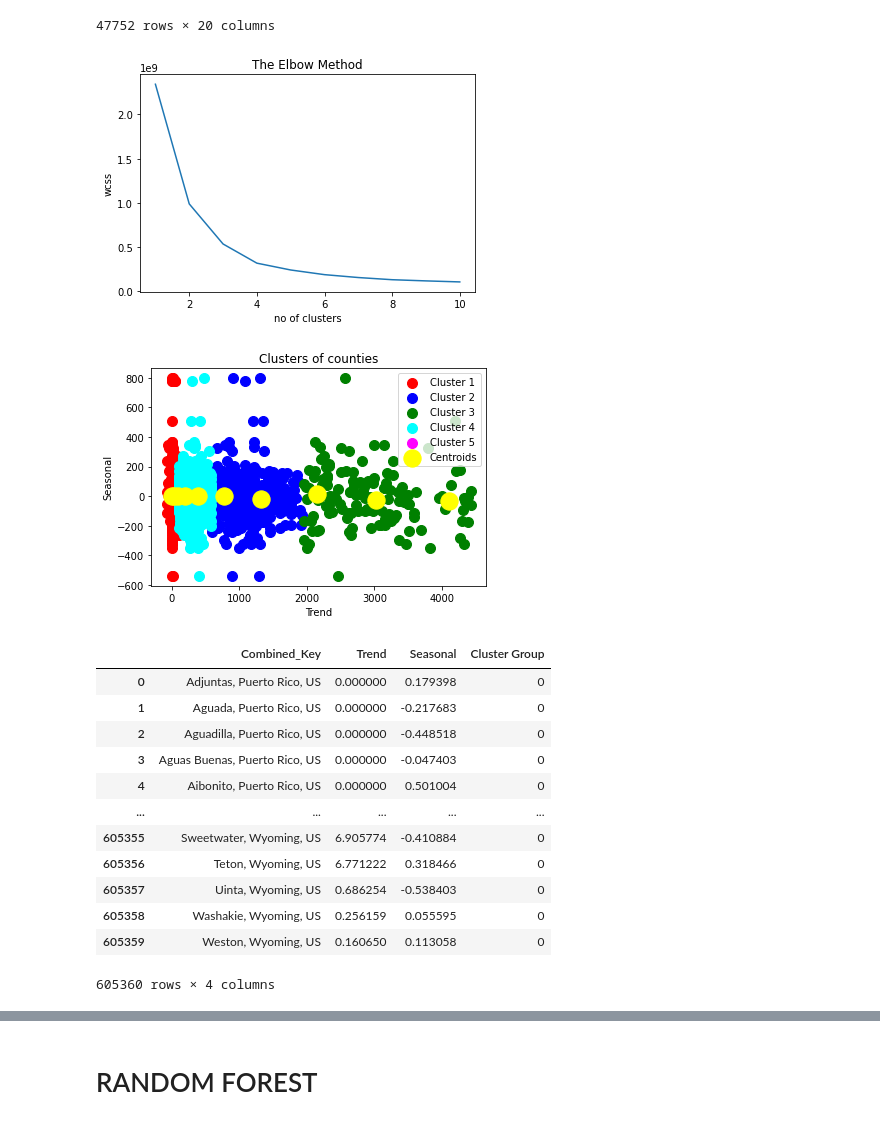
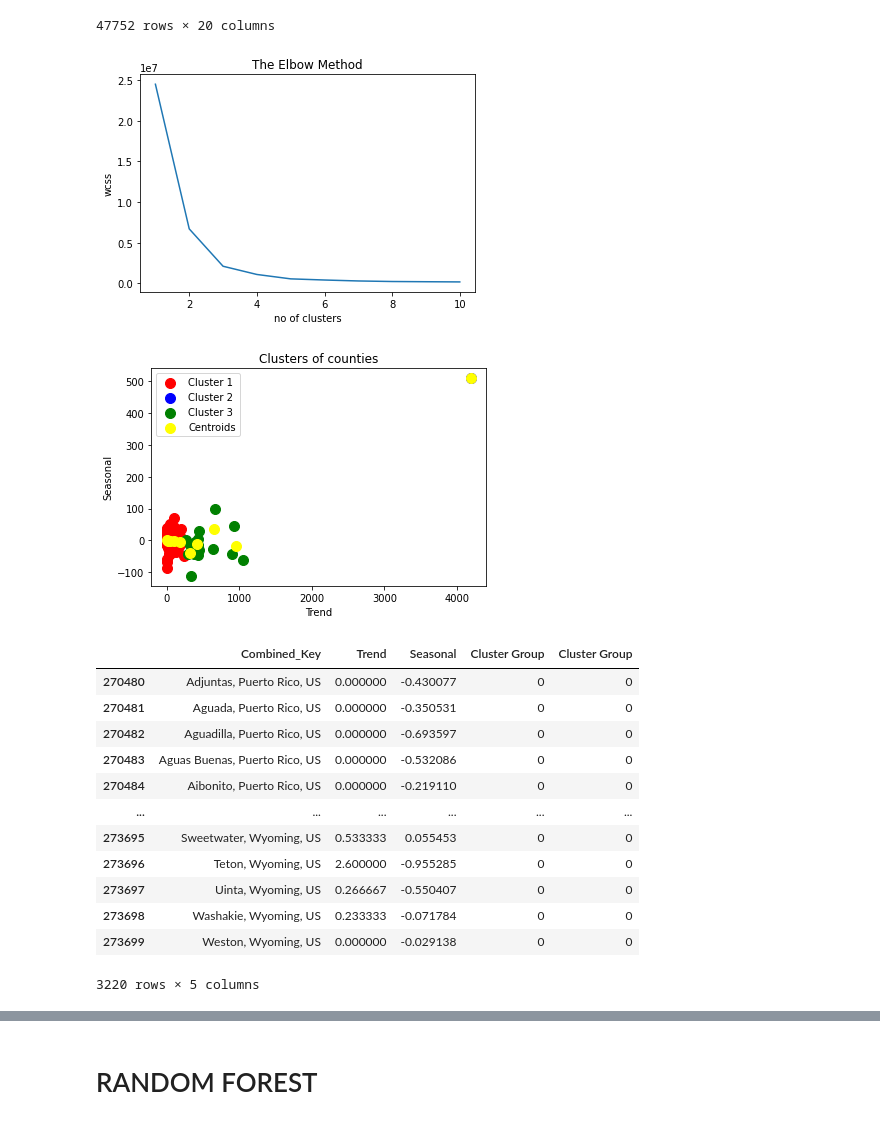
Before and after one commit to gandhimonil9823/Covid_Stock_Analysis, a Jupyter notebook: Covid_Stock.ipynb, the cells around one changed output, grey strips where cells are left out. Cells and saved outputs as stored; diff of their text form; code cells hidden in the pictures.

```diff
--- a/Covid_Stock.ipynb
+++ b/Covid_Stock.ipynb
@@ -970,8 +970,10 @@ trend_seasonality_df.loc[trend_seasonality_df['Province_State'] == "Texas"]
 | 604993 | 604993 | 84048505 | US | USA | 840 | 48505.0 | Zapata | Texas | US | ... |
 | 604994 | 604994 | 84048507 | US | USA | 840 | 48507.0 | Zavala | Texas | US | ... |
 47752 rows × 20 columns
+# %%
+trend_seasonality_df_20200415 = trend_seasonality_df.loc[trend_seasonality_df['Date'] == "2020-4-15"]
 # %%
-trend_seasonality_df_compressed = trend_seasonality_df[["Combined_Key", "Trend", "Seasonal"]]
+trend_seasonality_df_compressed = trend_seasonality_df_20200415[["Combined_Key", "Trend", "Seasonal"]]
 # %%
 X= trend_seasonality_df_compressed.iloc[:, [1,2]].values
 # %%
@@ -989,42 +991,42 @@ plt.xlabel('no of clusters')
 plt.ylabel('wcss')
 plt.show()
 # %% [output]
-[figure, old version]
+[figure, new version]
 # %%
-kmeansmodel = KMeans(n_clusters= 4, init='k-means++', random_state=0)
+kmeansmodel = KMeans(n_clusters= 3, init='k-means++', random_state=0)
 y_kmeans= kmeansmodel.fit_predict(X)
 # %%
 plt.scatter(X[y_kmeans == 0, 0], X[y_kmeans == 0, 1], s = 100, c = 'red', label = 'Cluster 1')
 plt.scatter(X[y_kmeans == 1, 0], X[y_kmeans == 1, 1], s = 100, c = 'blue', label = 'Cluster 2')
 plt.scatter(X[y_kmeans == 2, 0], X[y_kmeans == 2, 1], s = 100, c = 'green', label = 'Cluster 3')
-plt.scatter(X[y_kmeans == 3, 0], X[y_kmeans == 3, 1], s = 100, c = 'cyan', label = 'Cluster 4')
-plt.scatter(X[y_kmeans == 4, 0], X[y_kmeans == 4, 1], s = 100, c = 'magenta', label = 'Cluster 5')
-plt.scatter(kmeans.cluster_centers_[:, 0], kmeans.cluster_centers_[:, 1], s = 300, c = 'yellow', label = 'Centroids')
+# plt.scatter(X[y_kmeans == 3, 0], X[y_kmeans == 3, 1], s = 100, c = 'cyan', label = 'Cluster 4')
+# plt.scatter(X[y_kmeans == 4, 0], X[y_kmeans == 4, 1], s = 100, c = 'magenta', label = 'Cluster 5')
+plt.scatter(kmeans.cluster_centers_[:, 0], kmeans.cluster_centers_[:, 1], s = 100, c = 'yellow', label = 'Centroids')
 plt.title('Clusters of counties')
 plt.xlabel('Trend')
 plt.ylabel('Seasonal')
 plt.legend()
 plt.show()
 # %% [output]
-[figure, old version]
+[figure, new version]
 # %%
 trend_seasonality_df_compressed.insert(3, "Cluster Group", y_kmeans, True)
 # %%
 trend_seasonality_df_compressed
 # %% [output]
-|  | Combined_Key | Trend | Seasonal | Cluster Group |
-| 0 | Adjuntas, Puerto Rico, US | 0.000000 | 0.179398 | 0 |
-| 1 | Aguada, Puerto Rico, US | 0.000000 | -0.217683 | 0 |
-| 2 | Aguadilla, Puerto Rico, US | 0.000000 | -0.448518 | 0 |
-| 3 | Aguas Buenas, Puerto Rico, US | 0.000000 | -0.047403 | 0 |
-| 4 | Aibonito, Puerto Rico, US | 0.000000 | 0.501004 | 0 |
-| ... | ... | ... | ... | ... |
-| 605355 | Sweetwater, Wyoming, US | 6.905774 | -0.410884 | 0 |
-| 605356 | Teton, Wyoming, US | 6.771222 | 0.318466 | 0 |
-| 605357 | Uinta, Wyoming, US | 0.686254 | -0.538403 | 0 |
-| 605358 | Washakie, Wyoming, US | 0.256159 | 0.055595 | 0 |
-| 605359 | Weston, Wyoming, US | 0.160650 | 0.113058 | 0 |
+|  | Combined_Key | Trend | Seasonal | Cluster Group | Cluster Group |
+| 270480 | Adjuntas, Puerto Rico, US | 0.000000 | -0.430077 | 0 | 0 |
+| 270481 | Aguada, Puerto Rico, US | 0.000000 | -0.350531 | 0 | 0 |
+| 270482 | Aguadilla, Puerto Rico, US | 0.000000 | -0.693597 | 0 | 0 |
+| 270483 | Aguas Buenas, Puerto Rico, US | 0.000000 | -0.532086 | 0 | 0 |
+| 270484 | Aibonito, Puerto Rico, US | 0.000000 | -0.219110 | 0 | 0 |
+| ... | ... | ... | ... | ... | ... |
+| 273695 | Sweetwater, Wyoming, US | 0.533333 | 0.055453 | 0 | 0 |
+| 273696 | Teton, Wyoming, US | 2.600000 | -0.955285 | 0 | 0 |
+| 273697 | Uinta, Wyoming, US | 0.266667 | -0.550407 | 0 | 0 |
+| 273698 | Washakie, Wyoming, US | 0.233333 | -0.071784 | 0 | 0 |
+| 273699 | Weston, Wyoming, US | 0.000000 | -0.029138 | 0 | 0 |
-605360 rows × 4 columns
+3220 rows × 5 columns
 # %%
 trend_seasonality_df_compressed.loc[trend_seasonality_df_compressed['Combined_Key'] == "Alachua, Florida, US"]
 # %% [output]
```
Also changed, not shown: parts of 3 cells of this notebook.
